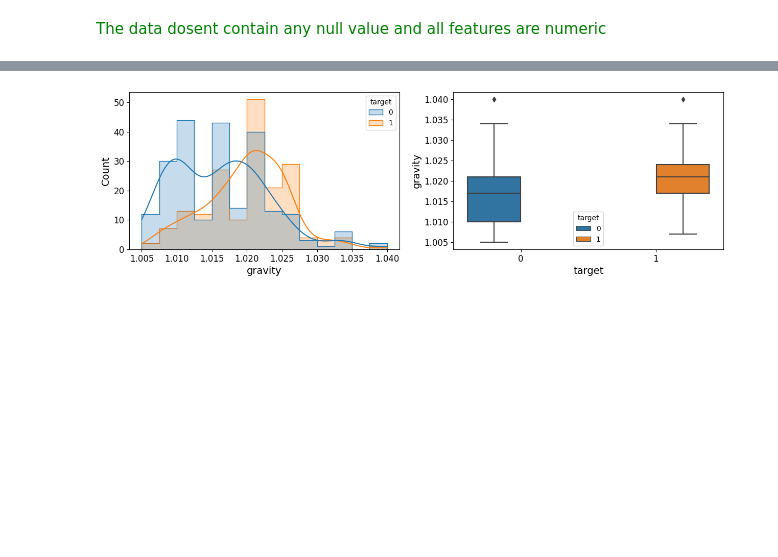
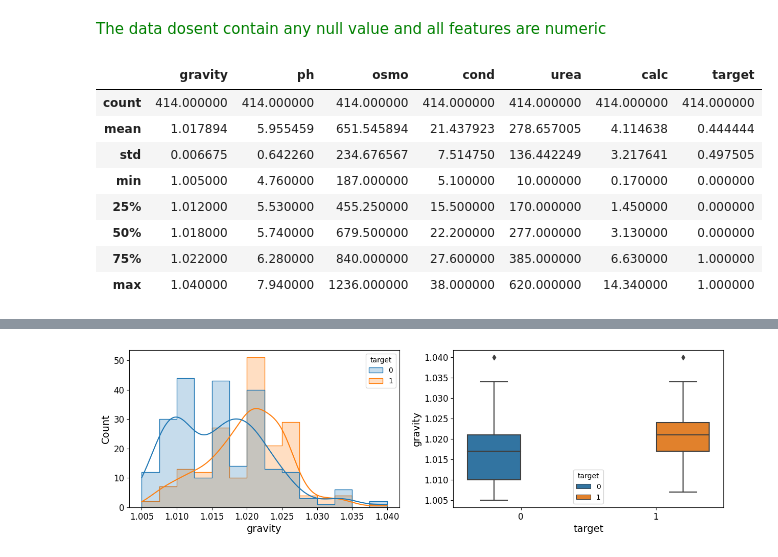
Before and after one commit to ayushmehraa/Kidney-stone-prediction, a Jupyter notebook: notebook.ipynb, the cells around one changed output, grey strips where cells are left out. Saved outputs shown, nothing was run; the diff lists cells and outputs as text; code cells hidden in the pictures; blank space fills up the shorter version.

Commit message:
explored more numerical data using describe function

```diff
--- a/notebook.ipynb
+++ b/notebook.ipynb
@@ -89,2 +97,14 @@ memory usage: 25.9 KB
 # %% [markdown]
 <span style="color:green">The data dosent contain any null value and all features are numeric </span>
+# %%
+train_df.describe()
+# %% [output]
+|  | gravity | ph | osmo | cond | urea | calc | target |
+| count | 414.000000 | 414.000000 | 414.000000 | 414.000000 | 414.000000 | 414.000000 | 414.000000 |
+| mean | 1.017894 | 5.955459 | 651.545894 | 21.437923 | 278.657005 | 4.114638 | 0.444444 |
+| std | 0.006675 | 0.642260 | 234.676567 | 7.514750 | 136.442249 | 3.217641 | 0.497505 |
+| min | 1.005000 | 4.760000 | 187.000000 | 5.100000 | 10.000000 | 0.170000 | 0.000000 |
+| 25% | 1.012000 | 5.530000 | 455.250000 | 15.500000 | 170.000000 | 1.450000 | 0.000000 |
+| 50% | 1.018000 | 5.740000 | 679.500000 | 22.200000 | 277.000000 | 3.130000 | 0.000000 |
+| 75% | 1.022000 | 6.280000 | 840.000000 | 27.600000 | 385.000000 | 6.630000 | 1.000000 |
+| max | 1.040000 | 7.940000 | 1236.000000 | 38.000000 | 620.000000 | 14.340000 | 1.000000 |
```
Also changed, not shown: parts of 7 cells of this notebook.
